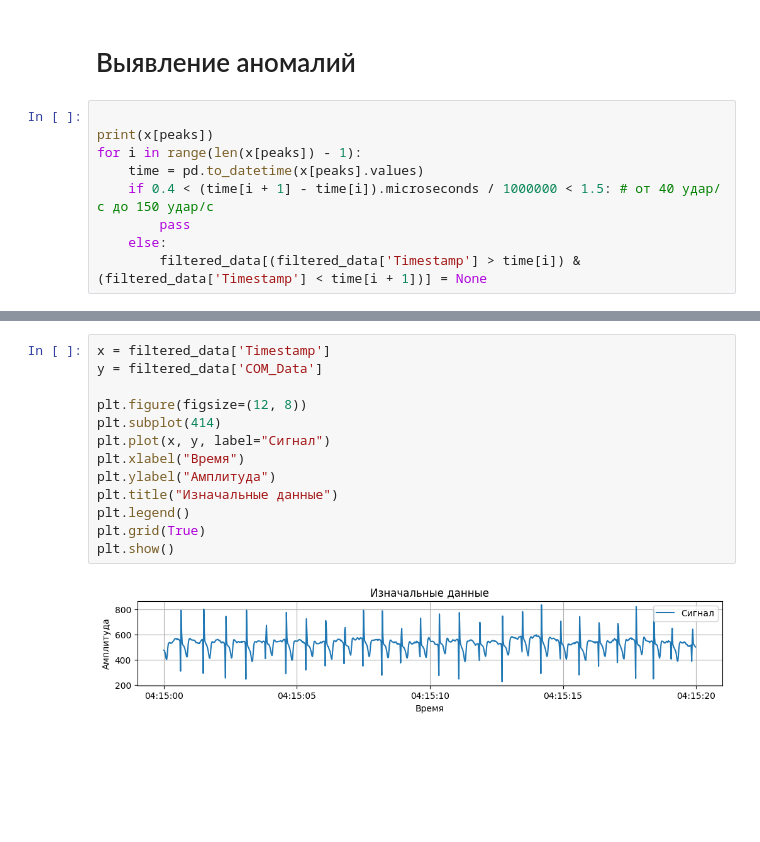
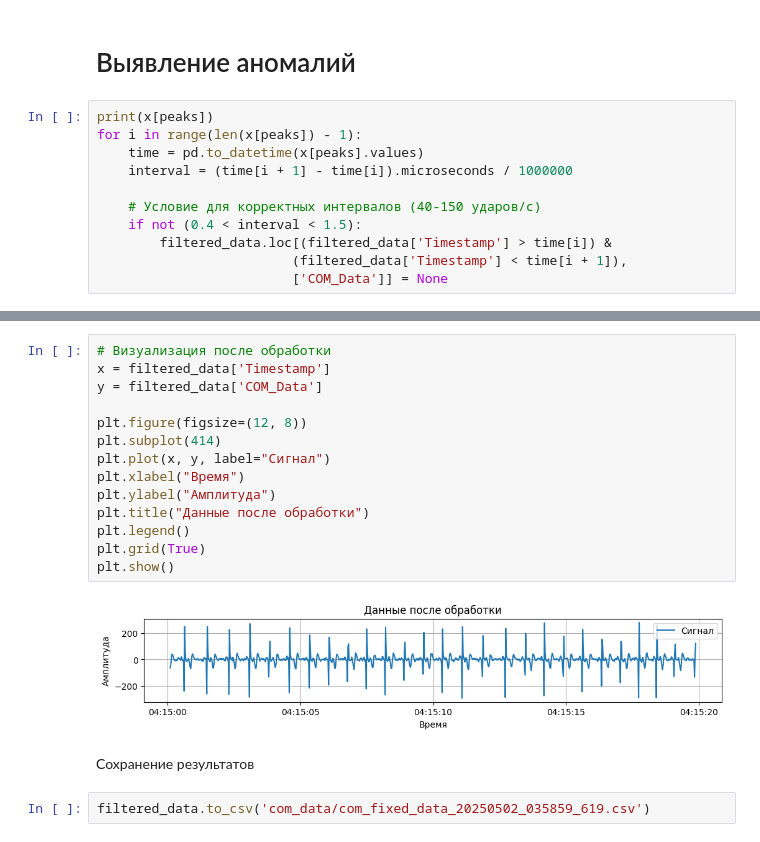
Before and after one commit to Fish-365/nightmare-pulse, a Jupyter notebook: analysis_BPM.ipynb, the cells around one changed output, grey strips where cells are left out. Cells and saved outputs as stored; diff of their text form; blank space fills up the shorter version.

```diff
--- a/analysis_BPM.ipynb
+++ b/analysis_BPM.ipynb
@@ -75,12 +73,14 @@ plt.show()
 # %% [markdown]
 # Выявление аномалий
 # %%
-
 print(x[peaks])
 for i in range(len(x[peaks]) - 1):
     time = pd.to_datetime(x[peaks].values)
-    if 0.4 < (time[i + 1] - time[i]).microseconds / 1000000 < 1.5: # от 40 удар/с до 150 удар/с
-        pass
-    else:
-        filtered_data[(filtered_data['Timestamp'] > time[i]) & (filtered_data['Timestamp'] < time[i + 1])] = None
+    interval = (time[i + 1] - time[i]).microseconds / 1000000
+
+    # Условие для корректных интервалов (40-150 ударов/с)
+    if not (0.4 < interval < 1.5):
+        filtered_data.loc[(filtered_data['Timestamp'] > time[i]) &
+                         (filtered_data['Timestamp'] < time[i + 1]),
+                         ['COM_Data']] = None
 # %% [output]
@@ -116,15 +99,20 @@ memory usage: 21.1 MB
-# %%
-x = filtered_data['Timestamp']
-y = filtered_data['COM_Data']
-
-plt.figure(figsize=(12, 8))
-plt.subplot(414)
-plt.plot(x, y, label="Сигнал")
-plt.xlabel("Время")
-plt.ylabel("Амплитуда")
-plt.title("Изначальные данные")
-plt.legend()
-plt.grid(True)
-plt.show()
-# %% [output]
-[figure, removed]
+# %%
+# Визуализация после обработки
+x = filtered_data['Timestamp']
+y = filtered_data['COM_Data']
+
+plt.figure(figsize=(12, 8))
+plt.subplot(414)
+plt.plot(x, y, label="Сигнал")
+plt.xlabel("Время")
+plt.ylabel("Амплитуда")
+plt.title("Данные после обработки")
+plt.legend()
+plt.grid(True)
+plt.show()
+# %% [output]
+[figure, added]
+# %% [markdown]
+Сохранение результатов
+# %%
+filtered_data.to_csv('com_data/com_fixed_data_20250502_035859_619.csv')
```
Also changed, not shown: parts of 10 cells of this notebook, 1 other file.
